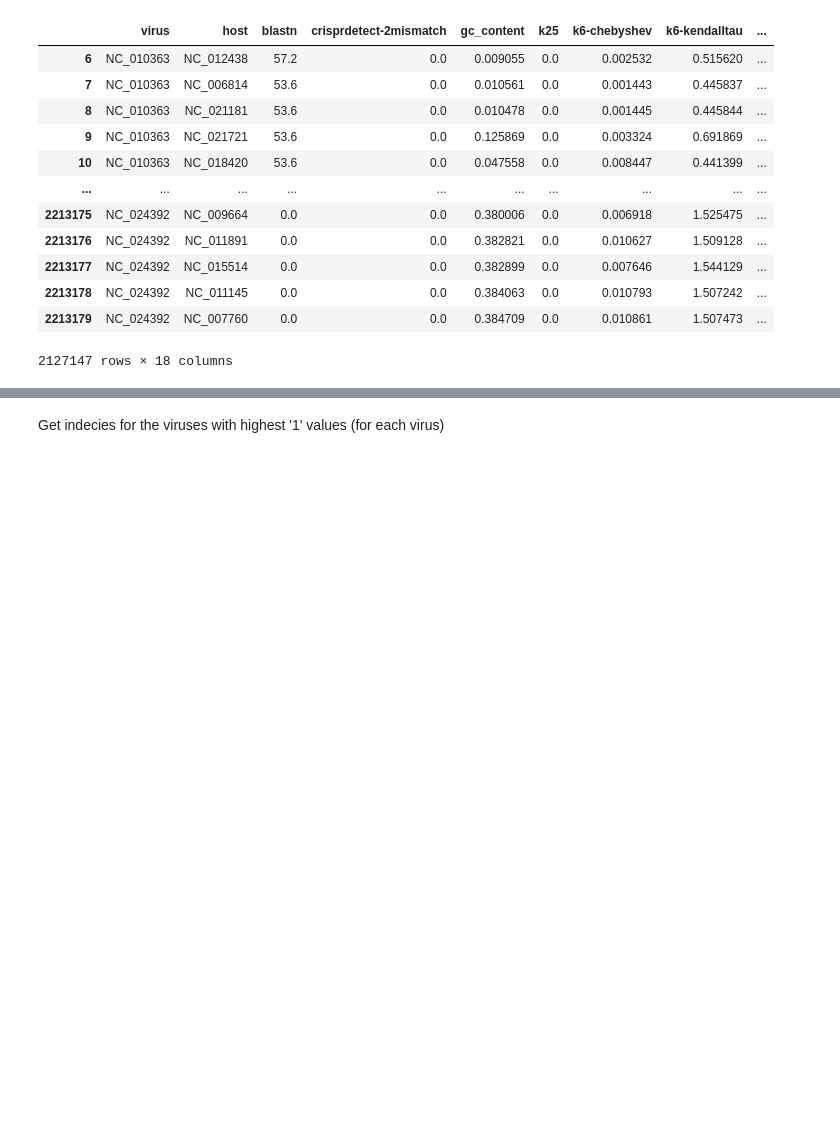
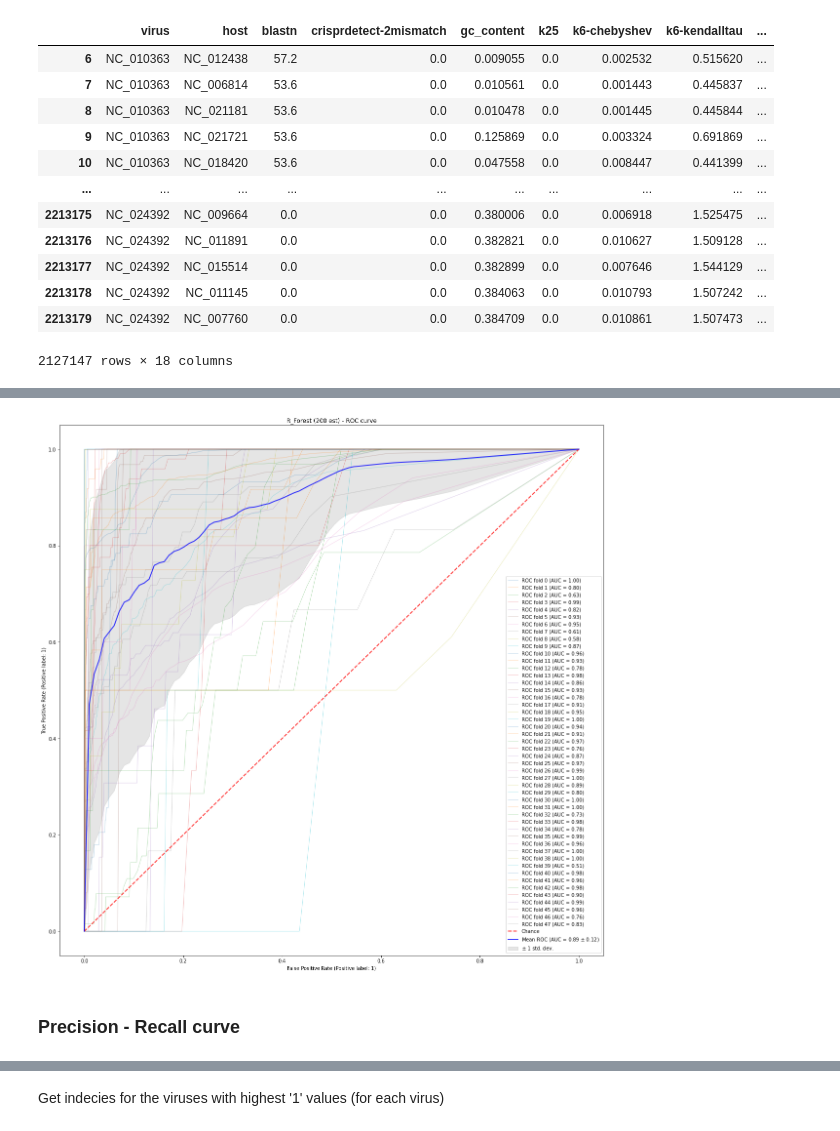
Before and after one commit to mikrzol/ML_bacteriophage_host_predicting, a Jupyter notebook: r_forest_cv.ipynb, the cells around one changed output, grey strips where cells are left out. Drawn from its saved outputs; the diff is of its cells as text; code cells hidden in the pictures; blank space fills up the shorter version.

```diff
--- a/r_forest_cv.ipynb
+++ b/r_forest_cv.ipynb
@@ -143,3 +153,4 @@ for i in range(0, max(groups_main)+1):
 Create a df with the results
 # %%
 df_all = pd.concat([df, prob_df_main], axis=1)
+df_all2 = pd.concat([df, prob_df_main2], axis=1)
@@ -190,0 +278,6 @@ df_all
+# %%
+draw_roc_cv(df_all2, 'R_Forest (200 est)')
+# %% [output]
+[figure, added]
+# %% [markdown]
+### Precision - Recall curve
```
Also changed, not shown: parts of 50 cells of this notebook.
